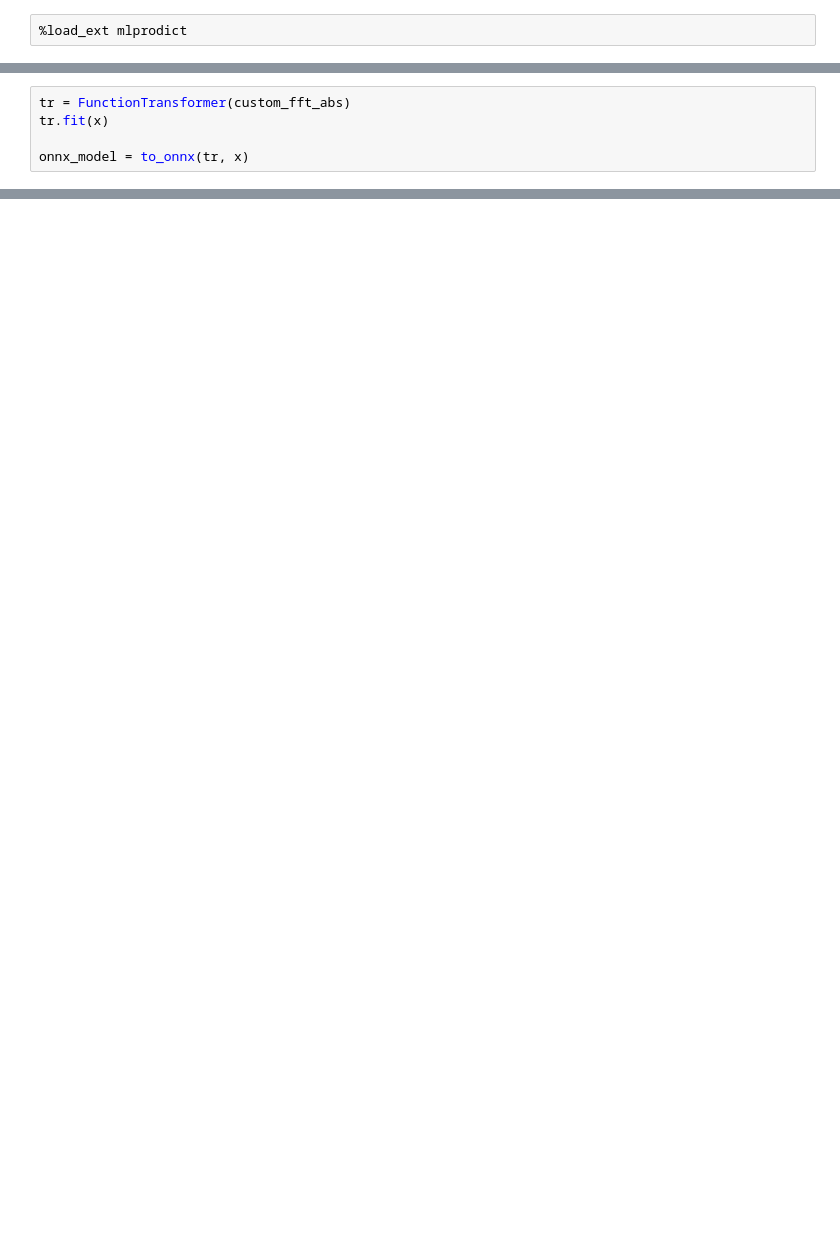
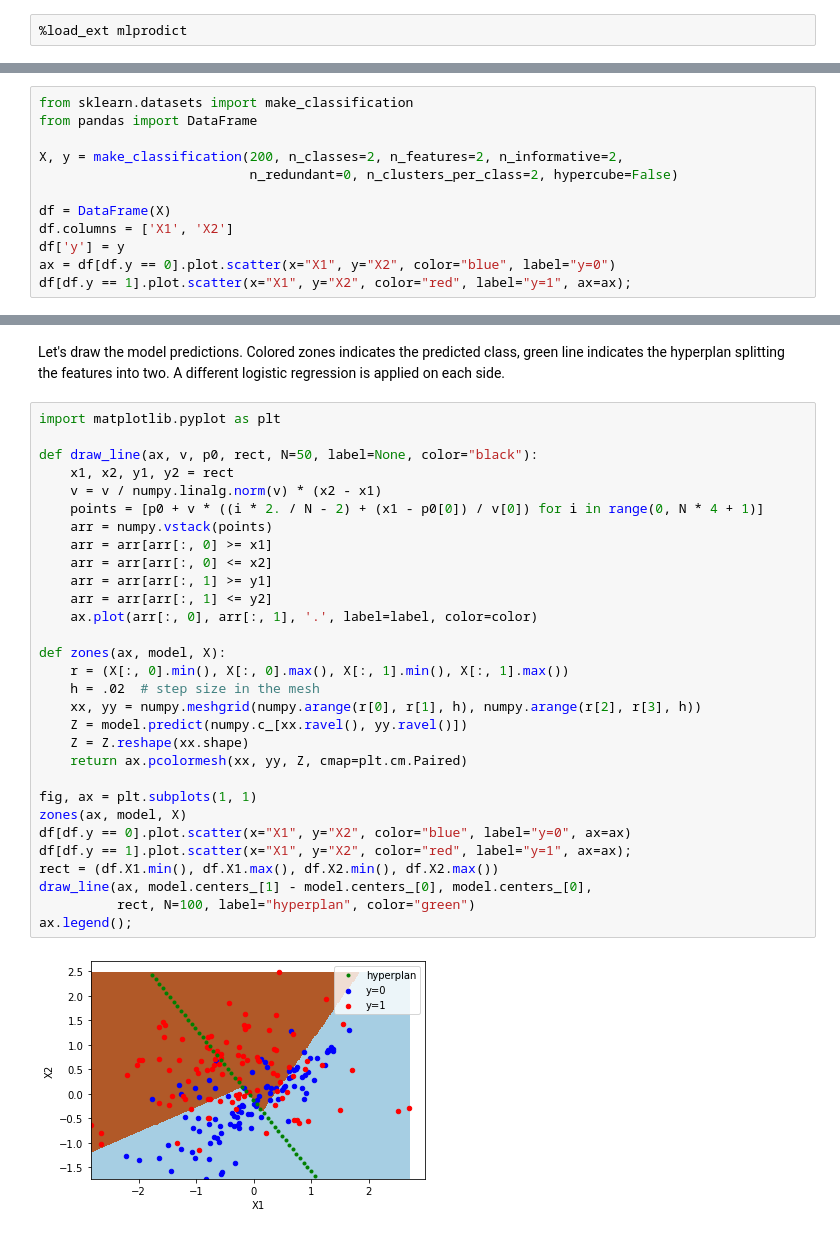
Before and after one commit to sdpython/mlprodict, a Jupyter notebook: _doc/notebooks/numpy_api_onnx.ipynb, the cells around one changed output, grey strips where cells are left out. Cells and saved outputs as stored; diff of their text form; blank space fills up the shorter version.

Commit message:
Complete tutorial on numpy API for ONNX

```diff
--- a/_doc/notebooks/numpy_api_onnx.ipynb
+++ b/_doc/notebooks/numpy_api_onnx.ipynb
@@ -317,5 +11,0 @@ Now with the onnx version but before, the converter for FunctionTransformer need
-# %%
-tr = FunctionTransformer(custom_fft_abs)
-tr.fit(x)
-
-onnx_model = to_onnx(tr, x)
@@ -331,0 +21,12 @@ array([[3.147964 , 1.5111852, 2.6032405, 1.5111852],
+# %%
+from sklearn.datasets import make_classification
+from pandas import DataFrame
+
+X, y = make_classification(200, n_classes=2, n_features=2, n_informative=2,
+                           n_redundant=0, n_clusters_per_class=2, hypercube=False)
+
+df = DataFrame(X)
+df.columns = ['X1', 'X2']
+df['y'] = y
+ax = df[df.y == 0].plot.scatter(x="X1", y="X2", color="blue", label="y=0")
+df[df.y == 1].plot.scatter(x="X1", y="X2", color="red", label="y=1", ax=ax);
@@ -331,0 +126,34 @@ array([[3.147964 , 1.5111852, 2.6032405, 1.5111852],
+# %% [markdown]
+Let's draw the model predictions. Colored zones indicates the predicted class, green line indicates the hyperplan splitting the features into two. A different logistic regression is applied on each side.
+# %%
+import matplotlib.pyplot as plt
+
+def draw_line(ax, v, p0, rect, N=50, label=None, color="black"):
+    x1, x2, y1, y2 = rect
+    v = v / numpy.linalg.norm(v) * (x2 - x1)
+    points = [p0 + v * ((i * 2. / N - 2) + (x1 - p0[0]) / v[0]) for i in range(0, N * 4 + 1)]
+    arr = numpy.vstack(points)
+    arr = arr[arr[:, 0] >= x1]
+    arr = arr[arr[:, 0] <= x2]
+    arr = arr[arr[:, 1] >= y1]
+    arr = arr[arr[:, 1] <= y2]
+    ax.plot(arr[:, 0], arr[:, 1], '.', label=label, color=color)
+
+def zones(ax, model, X):
+    r = (X[:, 0].min(), X[:, 0].max(), X[:, 1].min(), X[:, 1].max())
+    h = .02  # step size in the mesh
+    xx, yy = numpy.meshgrid(numpy.arange(r[0], r[1], h), numpy.arange(r[2], r[3], h))
+    Z = model.predict(numpy.c_[xx.ravel(), yy.ravel()])
+    Z = Z.reshape(xx.shape)
+    return ax.pcolormesh(xx, yy, Z, cmap=plt.cm.Paired)
+
+fig, ax = plt.subplots(1, 1)
+zones(ax, model, X)
+df[df.y == 0].plot.scatter(x="X1", y="X2", color="blue", label="y=0", ax=ax)
+df[df.y == 1].plot.scatter(x="X1", y="X2", color="red", label="y=1", ax=ax);
+rect = (df.X1.min(), df.X1.max(), df.X2.min(), df.X2.max())
+draw_line(ax, model.centers_[1] - model.centers_[0], model.centers_[0],
+          rect, N=100, label="hyperplan", color="green")
+ax.legend();
+# %% [output]
+[figure, added]
```
Also changed, not shown: parts of 65 cells of this notebook, 4 other files.
